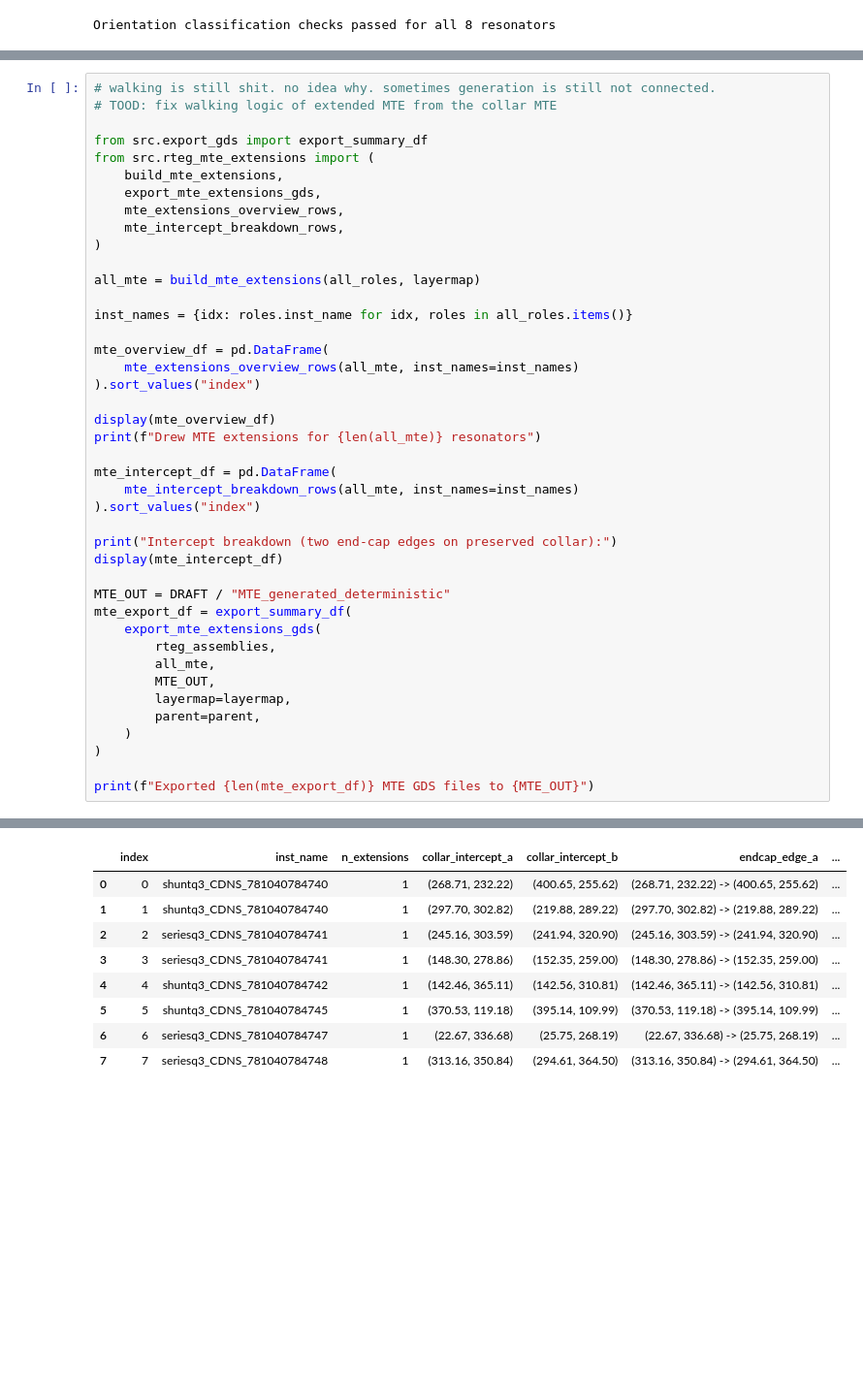
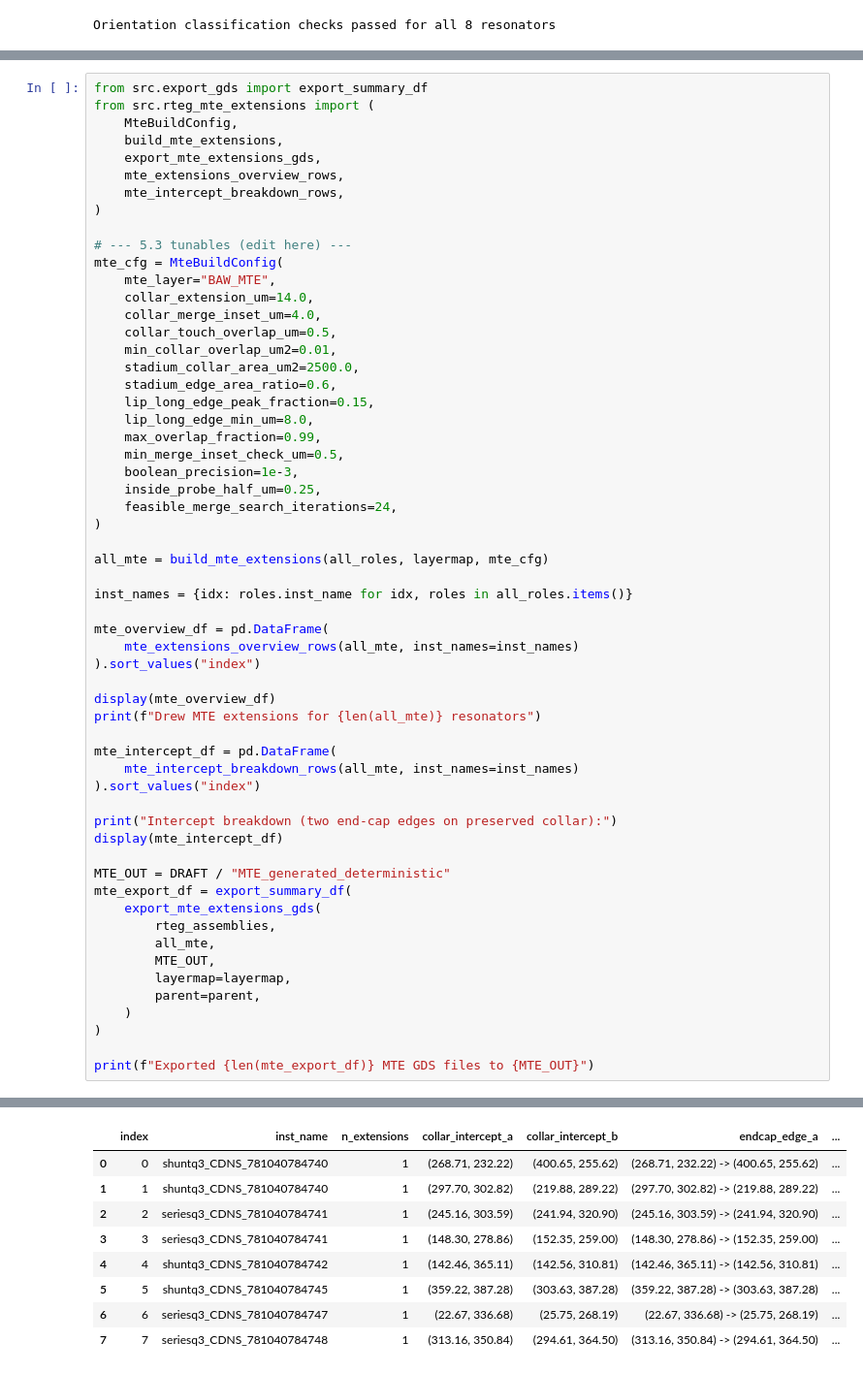
Before and after one commit to ReubenSKWS/rteg-automation, a Jupyter notebook: python_code/single_run.ipynb, the cells around one changed output, grey strips where cells are left out. Shown at 97% size. Drawn from its saved outputs; the diff is of its cells as text; blank space fills up the shorter version.

```diff
--- a/python_code/single_run.ipynb
+++ b/python_code/single_run.ipynb
@@ -632,18 +632,34 @@ For every resonator, `build_mte_extensions` runs three steps (orientation / 5.2
 
 Writes GDS to `draft_output/MTE_generated_deterministic/` (frame + drawn extensions).
 # %%
-# walking is still shit. no idea why. sometimes generation is still not connected.
-# TOOD: fix walking logic of extended MTE from the collar MTE
-
 from src.export_gds import export_summary_df
 from src.rteg_mte_extensions import (
+    MteBuildConfig,
     build_mte_extensions,
     export_mte_extensions_gds,
     mte_extensions_overview_rows,
     mte_intercept_breakdown_rows,
 )
 
-all_mte = build_mte_extensions(all_roles, layermap)
+# --- 5.3 tunables (edit here) ---
+mte_cfg = MteBuildConfig(
+    mte_layer="BAW_MTE",
+    collar_extension_um=14.0,
+    collar_merge_inset_um=4.0,
+    collar_touch_overlap_um=0.5,
+    min_collar_overlap_um2=0.01,
+    stadium_collar_area_um2=2500.0,
+    stadium_edge_area_ratio=0.6,
+    lip_long_edge_peak_fraction=0.15,
+    lip_long_edge_min_um=8.0,
+    max_overlap_fraction=0.99,
+    min_merge_inset_check_um=0.5,
+    boolean_precision=1e-3,
+    inside_probe_half_um=0.25,
+    feasible_merge_search_iterations=24,
+)
+
+all_mte = build_mte_extensions(all_roles, layermap, mte_cfg)
 
 inst_names = {idx: roles.inst_name for idx, roles in all_roles.items()}
 
@@ -664,34 +680,34 @@ display(mte_intercept_df)
 MTE_OUT = DRAFT / "MTE_generated_deterministic"
 mte_export_df = export_summary_df(
     export_mte_extensions_gds(
         rteg_assemblies,
         all_mte,
         MTE_OUT,
         layermap=layermap,
         parent=parent,
     )
 )
 
 print(f"Exported {len(mte_export_df)} MTE GDS files to {MTE_OUT}")
 # %% [output]
 |  | index | inst_name | n_preserved_mte | n_extensions | is_connected |
 | 0 | 0 | shuntq3_CDNS_781040784740 | 2 | 1 | True |
 | 1 | 1 | shuntq3_CDNS_781040784740 | 3 | 1 | True |
 | 2 | 2 | seriesq3_CDNS_781040784741 | 2 | 1 | True |
 | 3 | 3 | seriesq3_CDNS_781040784741 | 3 | 1 | True |
 | 4 | 4 | shuntq3_CDNS_781040784742 | 2 | 1 | True |
 | 5 | 5 | shuntq3_CDNS_781040784745 | 2 | 1 | True |
 | 6 | 6 | seriesq3_CDNS_781040784747 | 1 | 1 | True |
 | 7 | 7 | seriesq3_CDNS_781040784748 | 1 | 1 | True |
 Drew MTE extensions for 8 resonators
 Intercept breakdown (two end-cap edges on preserved collar):
 |  | index | inst_name | n_extensions | collar_intercept_a | collar_intercept_b | endcap_edge_a | ... |
 | 0 | 0 | shuntq3_CDNS_781040784740 | 1 | (268.71, 232.22) | (400.65, 255.62) | (268.71, 232.22) -> (400.65, 255.62) | ... |
 | 1 | 1 | shuntq3_CDNS_781040784740 | 1 | (297.70, 302.82) | (219.88, 289.22) | (297.70, 302.82) -> (219.88, 289.22) | ... |
 | 2 | 2 | seriesq3_CDNS_781040784741 | 1 | (245.16, 303.59) | (241.94, 320.90) | (245.16, 303.59) -> (241.94, 320.90) | ... |
 | 3 | 3 | seriesq3_CDNS_781040784741 | 1 | (148.30, 278.86) | (152.35, 259.00) | (148.30, 278.86) -> (152.35, 259.00) | ... |
 | 4 | 4 | shuntq3_CDNS_781040784742 | 1 | (142.46, 365.11) | (142.56, 310.81) | (142.46, 365.11) -> (142.56, 310.81) | ... |
-| 5 | 5 | shuntq3_CDNS_781040784745 | 1 | (370.53, 119.18) | (395.14, 109.99) | (370.53, 119.18) -> (395.14, 109.99) | ... |
+| 5 | 5 | shuntq3_CDNS_781040784745 | 1 | (359.22, 387.28) | (303.63, 387.28) | (359.22, 387.28) -> (303.63, 387.28) | ... |
 | 6 | 6 | seriesq3_CDNS_781040784747 | 1 | (22.67, 336.68) | (25.75, 268.19) | (22.67, 336.68) -> (25.75, 268.19) | ... |
 | 7 | 7 | seriesq3_CDNS_781040784748 | 1 | (313.16, 350.84) | (294.61, 364.50) | (313.16, 350.84) -> (294.61, 364.50) | ... |
 Exported 8 MTE GDS files to C:\Users\santosr4\Documents\rTEG Automation\python_code\draft_output\MTE_generated_deterministic
```
Also changed, not shown: parts of 3 cells of this notebook, 13 other files.
